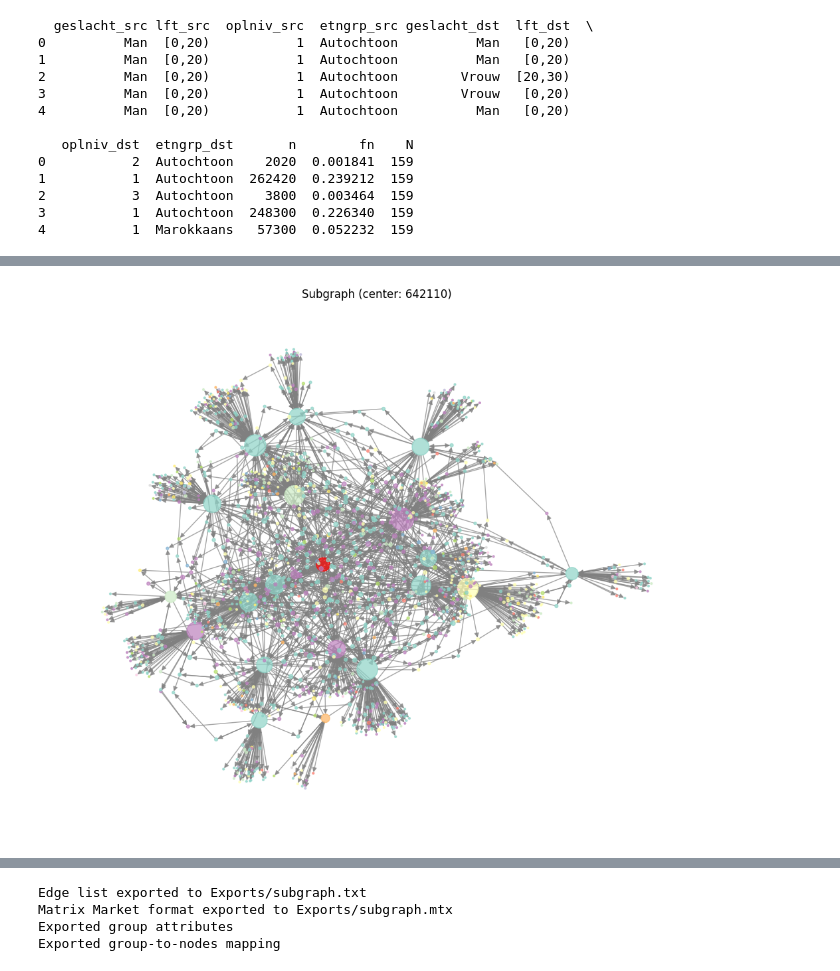
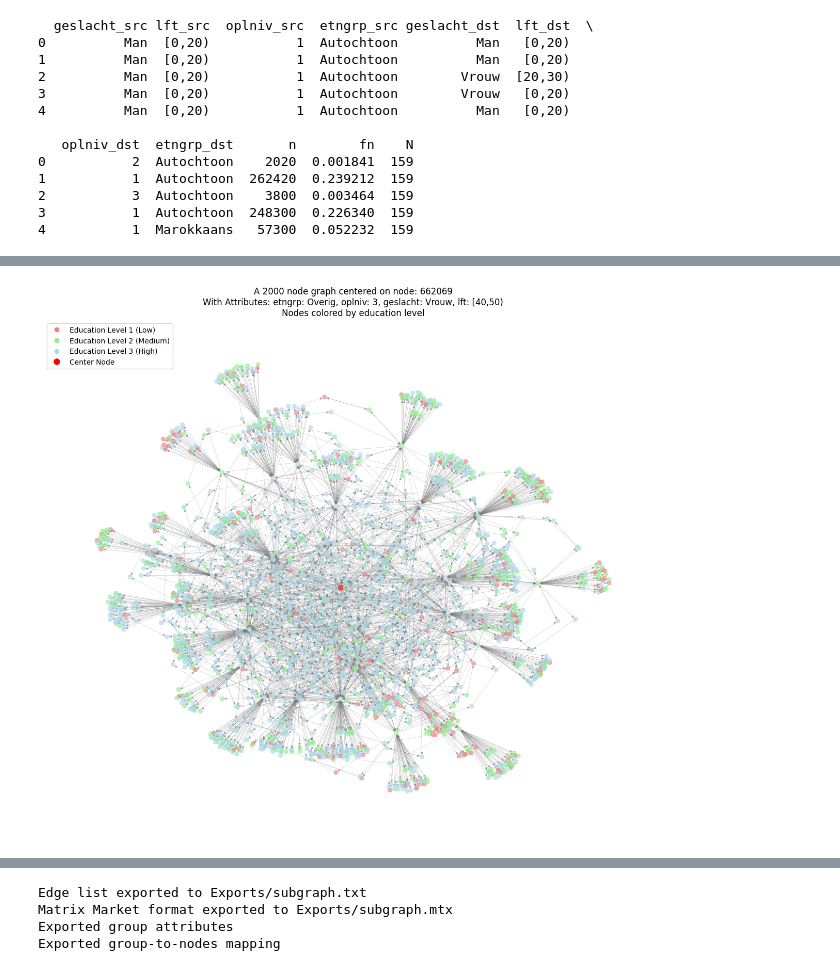
Before and after one commit to vvvasconcelos/pyplenet, a Jupyter notebook: report.ipynb, the cells around one changed output, grey strips where cells are left out. Saved outputs shown, nothing was run; the diff lists cells and outputs as text; code cells hidden in the pictures.

```diff
--- a/report.ipynb
+++ b/report.ipynb
@@ -122,10 +194,11 @@ NOTE: include justifying why the group_to_node dict isnt already reversed.
 # %%
 # Targets: oplniv: 3, etngrp: "Overig", geslacht: "Vrouw" (any age)
-
 # Find all groups that match our criteria
 matching_groups = []
 for group_id, attrs in graph.group_to_attrs.items():
-    if ( attrs.get('etngrp') == "Overig" and
+    if (
+         # criteria block
+         attrs.get('etngrp') == "Overig" and
          attrs.get('oplniv') == 3 and
          attrs.get('geslacht') == "Vrouw"
         ):
@@ -139,12 +212,6 @@ for group_id in matching_groups:
     all_target_nodes.extend(graph.group_to_nodes[group_id])
 
 print(len(all_target_nodes), "nodes matching criteria")
-
-# Select a random node from all matching groups
-np.random.seed(40)
-selected_node = np.random.choice(all_target_nodes)
-
-print(f"node ID:{selected_node} selected")
 # %% [output]
 8 groups matching criteria
 52626 nodes matching criteria
@@ -237,0 +300,8 @@ Avg path length: 2.40
+# %%
+# using pyplenet.analysis.runstats
+
+import pyplenet.analysis as pa
+from pyplenet.core.graph import FileBasedGraph
+subgraph = FileBasedGraph('subgraph_data')
+
+pa.runstats(subgraph)
@@ -238,37 +346,60 @@ Avg path length: 2.40
 # %%
 # Visualize network
-plt.figure(figsize=(10, 8))
-pos = nx.spring_layout(nx_graph)
+plt.figure(figsize=(12, 10))
 
-node_sizes = [2*d * 2 for d in degrees]
+pos = nx.spring_layout(nx_graph, k=2, iterations=100)
+node_sizes = [30] * nx_graph.number_of_nodes()
 
-# Color nodes by group using subgraph.group_to_nodes if available
-node_colors = ['lightblue'] * nx_graph.number_of_nodes()
-
-# the graph object contains a group_to_node dict, we reverse it here
+# Node coloring and labelling
+# reverse the nodes to group dict.
 node_to_group = {}
 for group, nodes in subgraph.group_to_nodes.items():
     for node in nodes:
         node_to_group[node] = group
 
-# reducing to a set and coloring by group
-groups = sorted(set(node_to_group.values()))
-colors = plt.cm.Set3(np.linspace(0, 1, len(groups)))
-group_to_color = {g: colors[i] for i, g in enumerate(groups)}
-node_colors = [
-    group_to_color.get(node_to_group.get(n, None), 'lightblue')
-    for n in nx_graph.nodes()
-]
+education_colors = {1: 'lightcoral', 2: 'lightgreen', 3: 'lightblue'}
+education_labels = {1: 'Education Level 1 (Low)', 2: 'Education Level 2 (Medium)', 3: 'Education Level 3 (High)'}
+
+node_colors = []
+for node in nx_graph.nodes():
+    if node in node_to_group:
+        group_id = node_to_group[node]
+        attrs = subgraph.group_to_attrs.get(group_id, {})
+        education_level = attrs.get('oplniv', 1)  # Default to level 1 if not found
+        node_colors.append(education_colors.get(education_level, 'gray'))
+    else:
+        node_colors.append('gray')
 
 # Highlight center node
-if selected_node in nx_graph.nodes():
-    center_idx = list(nx_graph.nodes()).index(selected_node)
-    node_colors[center_idx] = 'red'
+center_idx = list(nx_graph.nodes()).index(selected_node)
+node_colors[center_idx] = 'red'
+node_sizes[center_idx] = 50
+
+# Get attributes of the selected node for the title
+node_attrs = {}
+if selected_node in node_to_group:
+    center_group = node_to_group[selected_node]
+    node_attrs = subgraph.group_to_attrs.get(center_group, {})
+
+# Format attributes for display
+attrs_str = ", ".join([f"{k}: {v}" for k, v in node_attrs.items()])
 
 nx.draw(nx_graph, pos, node_color=node_colors, node_size=node_sizes,
-        with_labels=False, edge_color='gray', alpha=0.7, arrows=True)
-plt.title(f'Subgraph (center: {selected_node})')
+        with_labels=False, edge_color='gray', alpha=0.6, arrows=True,
+        width=0.3, arrowsize=8)  # Thinner edges and smaller arrows
+
+plt.title(f'A {nx_graph.number_of_nodes()} node graph centered on node ID: {selected_node}\n{selected_node} Attributes: {attrs_str}\nNodes colored by education level')
+
+# legend
+from matplotlib.lines import Line2D
+legend_elements = [Line2D([0], [0], marker='o', color='w', label=education_labels[level],
+                         markerfacecolor=color, markersize=8)
+                  for level, color in education_colors.items()]
+legend_elements.append(Line2D([0], [0], marker='o', color='w', label='Center Node',
+                             markerfacecolor='red', markersize=10))
+
+plt.legend(handles=legend_elements, loc='upper left', bbox_to_anchor=(0, 1))
 plt.show()
 # %% [output]
-[figure, old version]
+[figure, new version]
 # %% [markdown]
```
Also changed, not shown: parts of 32 cells of this notebook, 3 other files.
